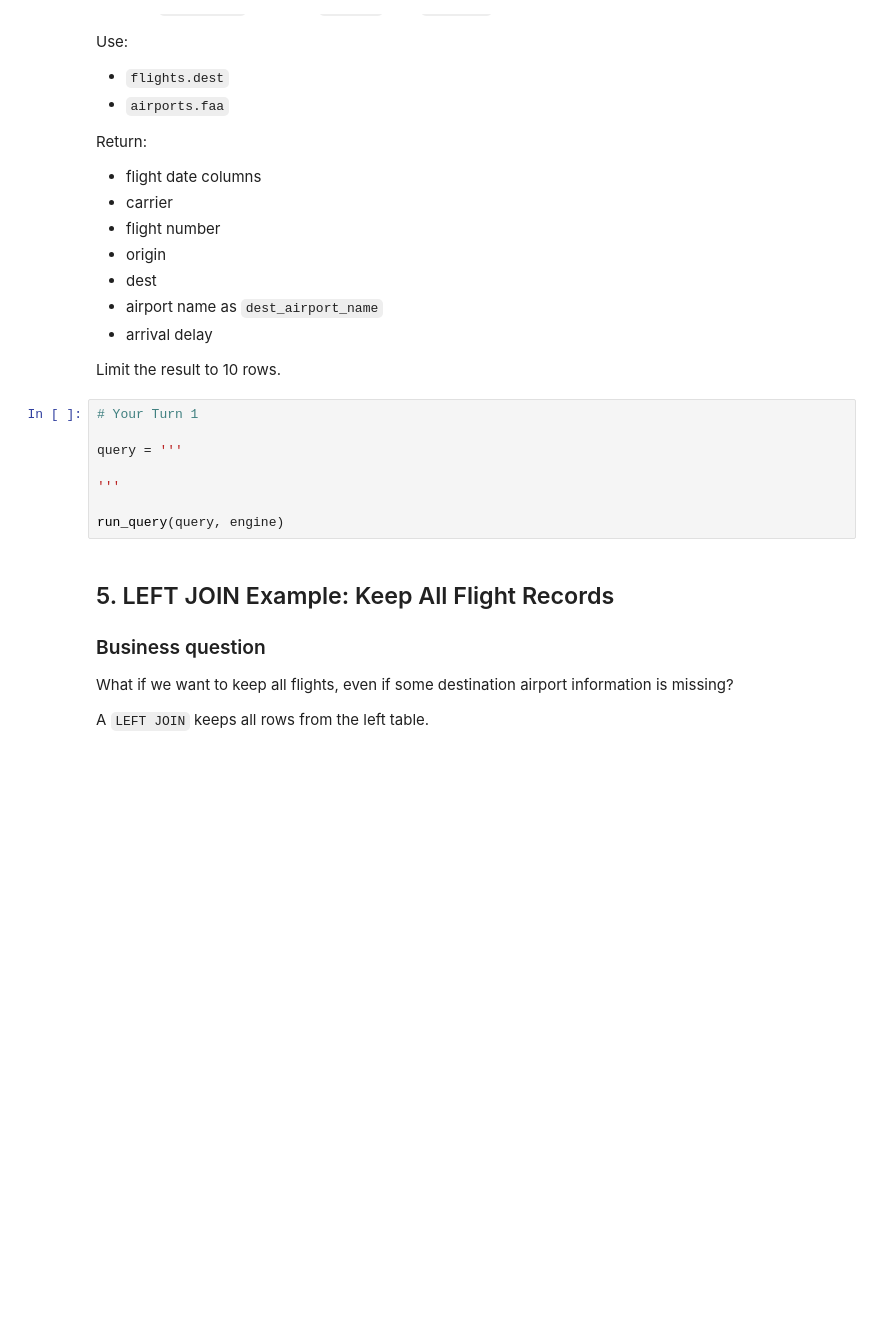
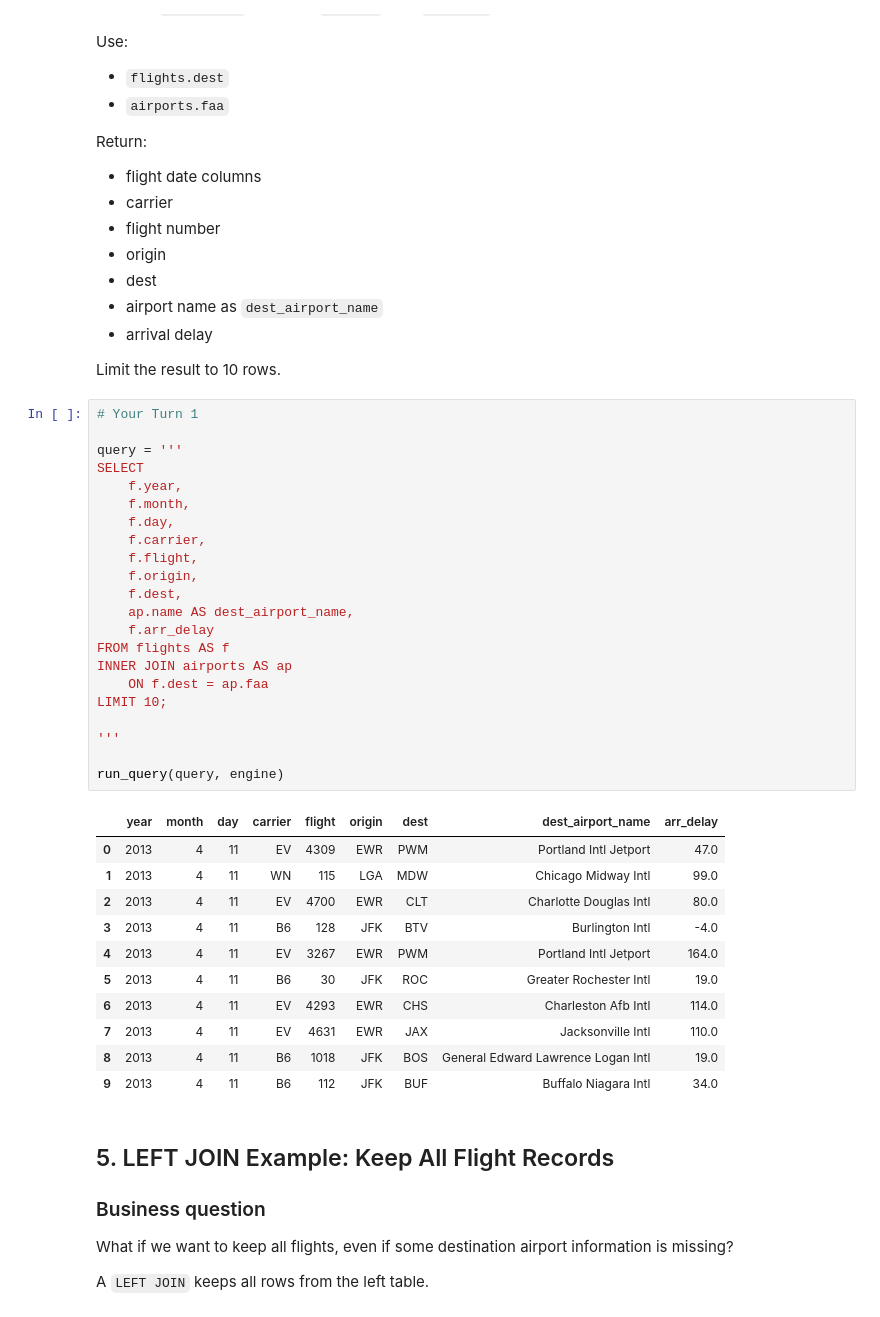
Before and after one commit to darla1209/ban6003-week09-10-darla, a Jupyter notebook: notebooks/module10_sql_joins_abt_guided_lab.ipynb, the cells around one changed output. Cells and saved outputs as stored; diff of their text form; blank space fills up the shorter version.

```diff
--- a/notebooks/module10_sql_joins_abt_guided_lab.ipynb
+++ b/notebooks/module10_sql_joins_abt_guided_lab.ipynb
@@ -236,11 +258,37 @@ Limit the result to 10 rows.
 # %%
 # Your Turn 1
 
 query = '''
+SELECT
+    f.year,
+    f.month,
+    f.day,
+    f.carrier,
+    f.flight,
+    f.origin,
+    f.dest,
+    ap.name AS dest_airport_name,
+    f.arr_delay
+FROM flights AS f
+INNER JOIN airports AS ap
+    ON f.dest = ap.faa
+LIMIT 10;
 
 '''
 
 run_query(query, engine)
+# %% [output]
+|  | year | month | day | carrier | flight | origin | dest | dest_airport_name | arr_delay |
+| 0 | 2013 | 4 | 11 | EV | 4309 | EWR | PWM | Portland Intl Jetport | 47.0 |
+| 1 | 2013 | 4 | 11 | WN | 115 | LGA | MDW | Chicago Midway Intl | 99.0 |
+| 2 | 2013 | 4 | 11 | EV | 4700 | EWR | CLT | Charlotte Douglas Intl | 80.0 |
+| 3 | 2013 | 4 | 11 | B6 | 128 | JFK | BTV | Burlington Intl | -4.0 |
+| 4 | 2013 | 4 | 11 | EV | 3267 | EWR | PWM | Portland Intl Jetport | 164.0 |
+| 5 | 2013 | 4 | 11 | B6 | 30 | JFK | ROC | Greater Rochester Intl | 19.0 |
+| 6 | 2013 | 4 | 11 | EV | 4293 | EWR | CHS | Charleston Afb Intl | 114.0 |
+| 7 | 2013 | 4 | 11 | EV | 4631 | EWR | JAX | Jacksonville Intl | 110.0 |
+| 8 | 2013 | 4 | 11 | B6 | 1018 | JFK | BOS | General Edward Lawrence Logan Intl | 19.0 |
+| 9 | 2013 | 4 | 11 | B6 | 112 | JFK | BUF | Buffalo Niagara Intl | 34.0 |
 # %% [markdown]
 ## 5. LEFT JOIN Example: Keep All Flight Records
 
```
Also changed, not shown: parts of 37 cells of this notebook, 4 other files.
